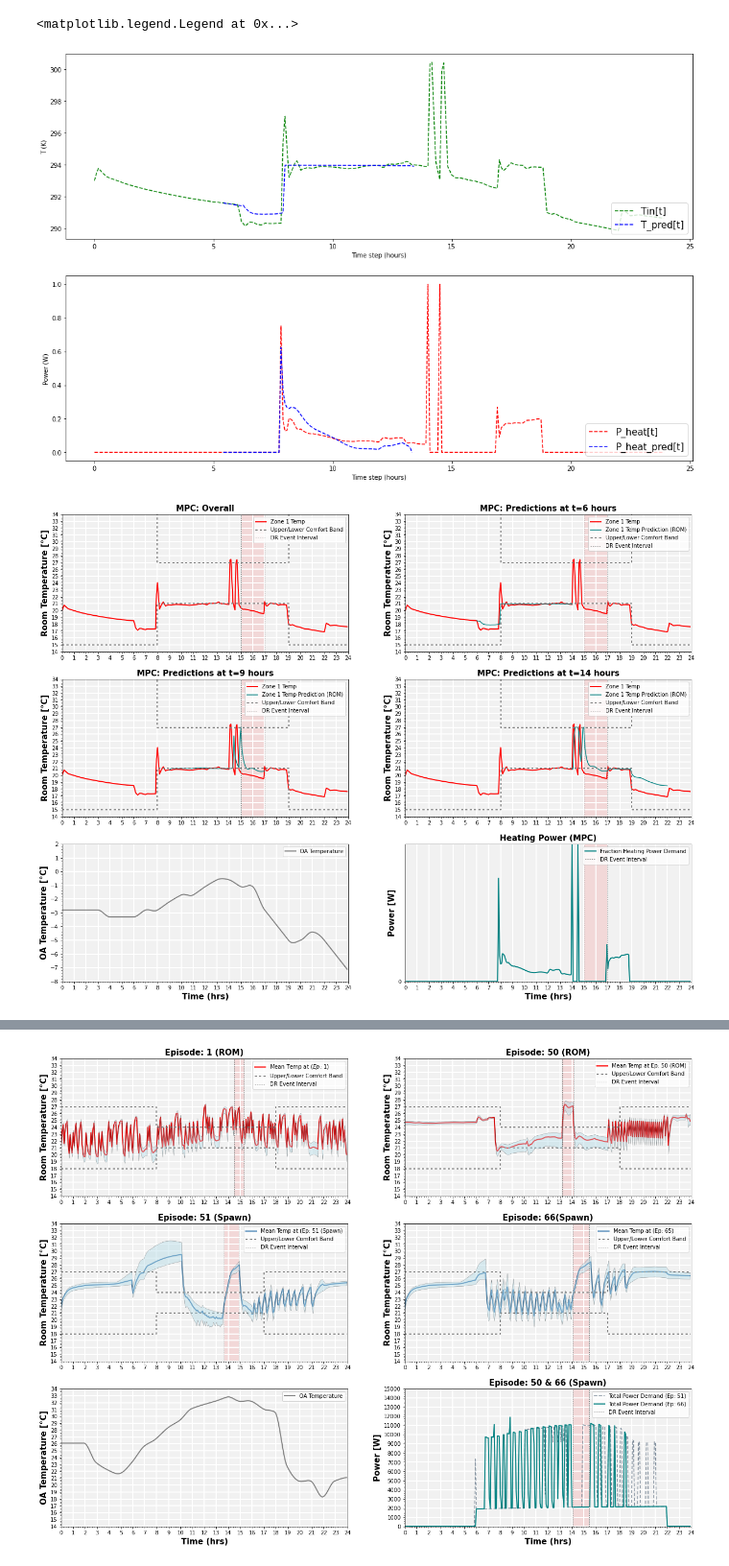
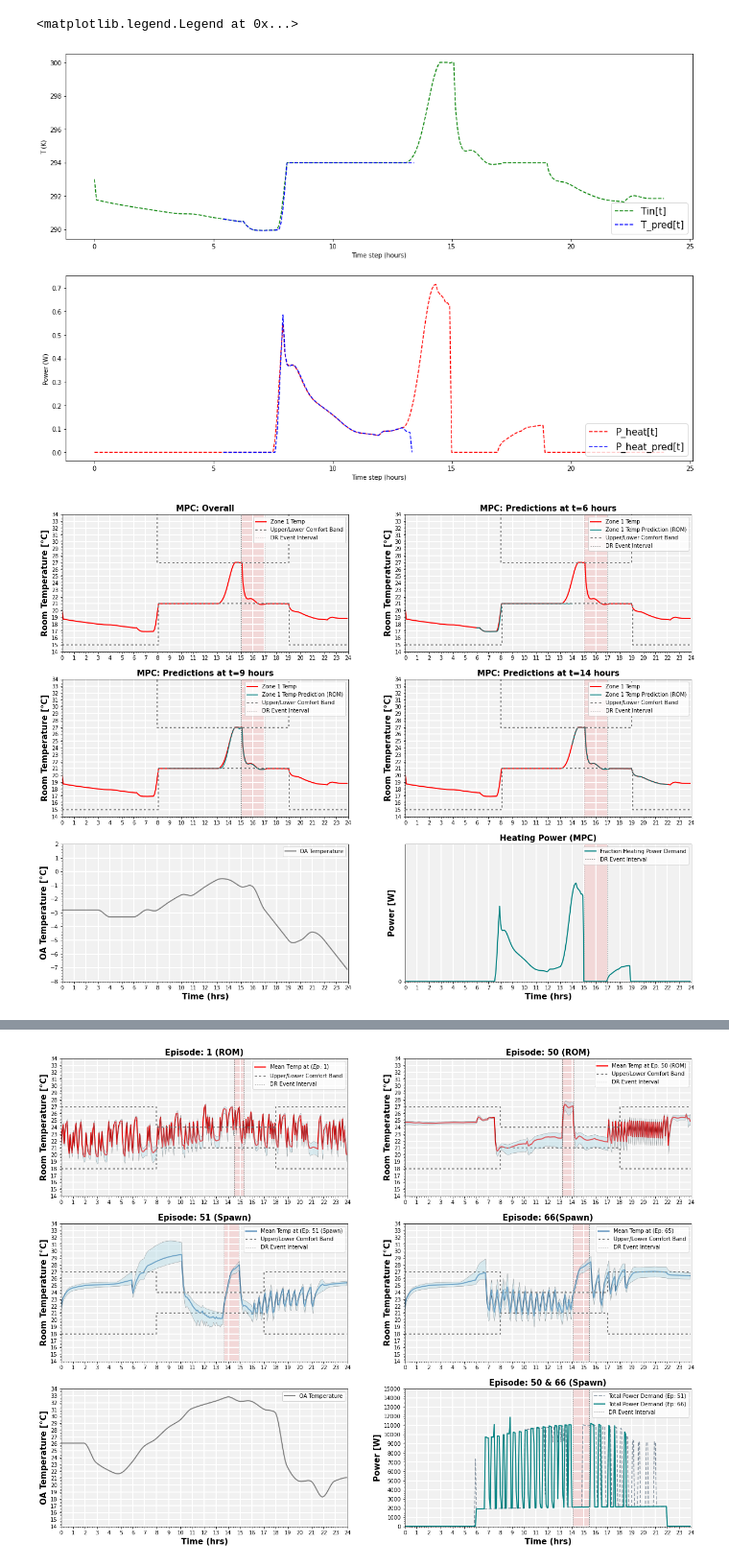
Before and after one commit to henze-research-group/MODRLC, a Jupyter notebook: examples/python/dompc/results/plotting.ipynb, the cells around one changed output, grey strips where cells are left out. Shown at 96% size. Saved outputs shown, nothing was run; the diff lists cells and outputs as text; code cells hidden in the pictures.

```diff
--- a/examples/python/dompc/results/plotting.ipynb
+++ b/examples/python/dompc/results/plotting.ipynb
@@ -12,7 +12,8 @@ import pathlib
 from matplotlib.patches import Polygon
 import pickle
 # %%
-results_file = Path('.').resolve() / '001_som3_mpc_boptest.pkl'
+results_folder = 'som3_mpc_boptest'
+results_file = Path('.').resolve() / results_folder /'do_mpc_results.pkl'
 if results_file.exists():
     with open(results_file, 'rb') as f:
         results = pickle.load(f)
@@ -98,7 +96,7 @@ y2.set_ylabel('Power (W)')
 y2.legend(loc=4, prop={"size":15})
 # %% [output]
 <matplotlib.legend.Legend at 0x...>
-[figure, old version]
+[figure, new version]
 # %%
 # configuration variables
 max_t = 288
@@ -227,35 +225,35 @@ x5.minorticks_on()
 x5.grid(which='major', linewidth=2,color='white')
 x5.set_ylabel('OA Temperature [°C]',fontsize=15,fontweight='bold')
 x5.set_facecolor("gainsboro")
 x5.set_xlabel('Time (hrs)',fontsize=15,fontweight='bold')
 x5.patch.set_alpha(0.4)
 x5.legend(loc=1)
 
 x6 = f.add_subplot(3,2,6)
 x6.plot(time_data[:max_t], sim_data['_u', 'heating_power'][:max_t], label= "Fraction Heating Power Demand", color="teal", linewidth = 2)
 x6.set_xlim([0, 24])
 x6.yaxis.set_major_locator(ticker.MultipleLocator(1000))
 x6.xaxis.set_major_locator(ticker.MultipleLocator(1))
 x6.set_xlabel('Time in Hours',fontsize=15)
 x6.minorticks_on()
 x6.set_ylabel('Power [W]',fontsize=15,fontweight='bold')
 x6.grid(which='major', linewidth=2,color='white')
 x6.set_xlabel('Time (hrs)',fontsize=15,fontweight='bold')
 x6.add_artist(rect_6)
 x6.axvline(x = dr_start_1, color = 'grey',linestyle='--',linewidth = 1,dashes=(2, 2))
 x6.axvline(x = dr_end_1, color = 'grey',linestyle='--', label = 'DR Event Interval',linewidth = 1,dashes=(2, 2))
 x6.set_title("Heating Power (MPC)",fontweight='bold',fontsize=15)
 x6.set_facecolor("gainsboro")
 x6.patch.set_alpha(0.4)
 x6.set_ylim([0, 1])
 x6.legend(loc=1)
 
 
-z='MPC_Performance_1.jpg'
+z=f'{results_folder}/MPC_Performance_1.jpg'
 
 plt.savefig(z,dpi=400)
 # %% [output]
-[figure, old version]
+[figure, new version]
 # %%
 # Code below here is Sourav's code for reference!
 
```
Also changed, not shown: parts of 1 cell of this notebook, 15 other files.
